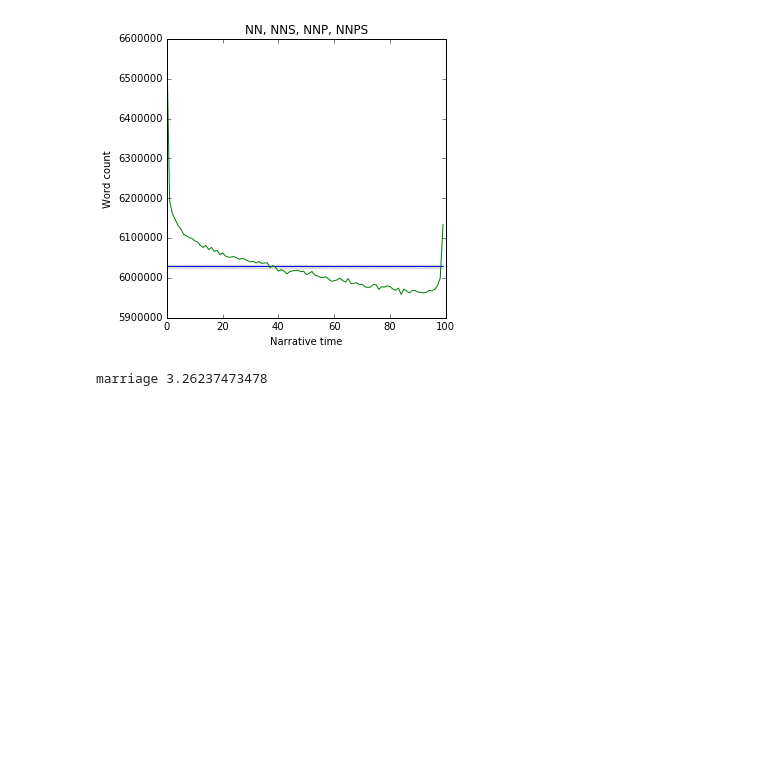
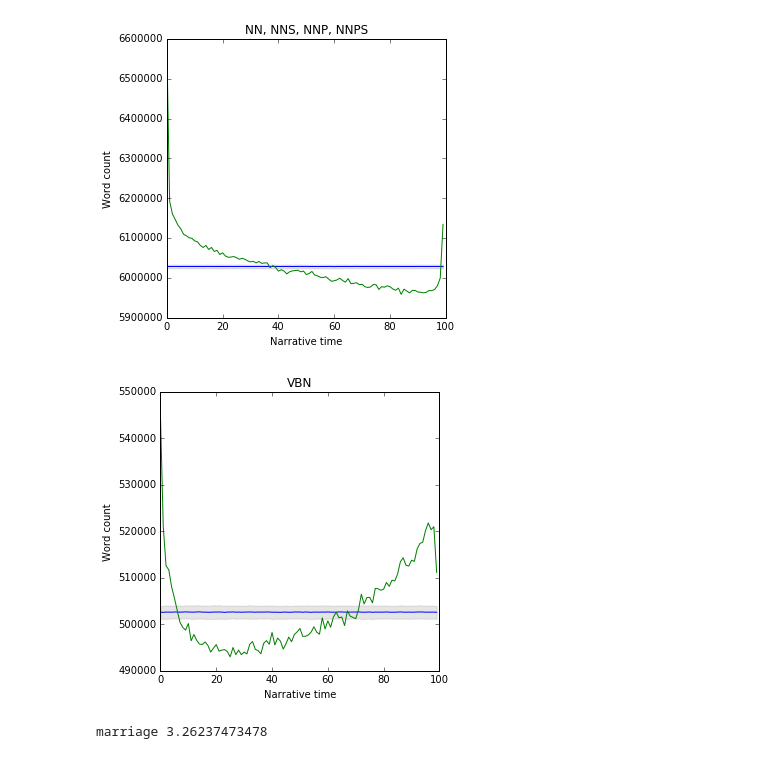
Before and after one commit to davidmcclure/literary-interior, a Jupyter notebook: notebooks/v32-ws-synchronic.ipynb, the cells around one changed output. Saved outputs shown, nothing was run; the diff lists cells and outputs as text; code cells hidden in the pictures; blank space fills up the shorter version.

```diff
--- a/notebooks/v32-ws-synchronic.ipynb
+++ b/notebooks/v32-ws-synchronic.ipynb
@@ -464,6 +473,10 @@ plot_pos_bootstrap('JJ', 'JJR', 'JJS')
 plot_pos_bootstrap('NN', 'NNS', 'NNP', 'NNPS')
 # %% [output]
 [figure]
+# %%
+plot_pos_bootstrap('VBN')
+# %% [output]
+[figure, added]
 # %%
 plot_bootstrap('marriage')
 # %% [output]
```
Also changed, not shown: parts of 5 cells of this notebook, 3 other files.
